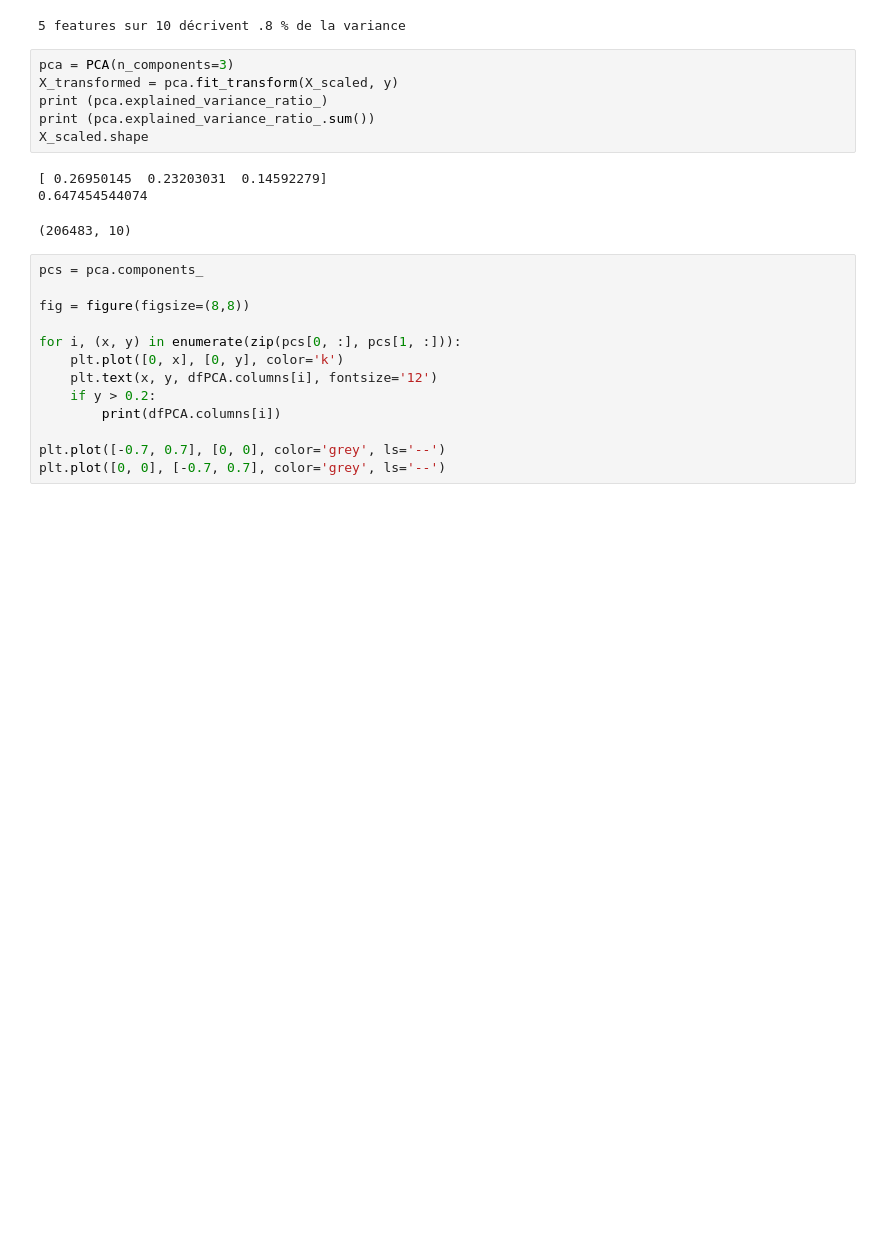
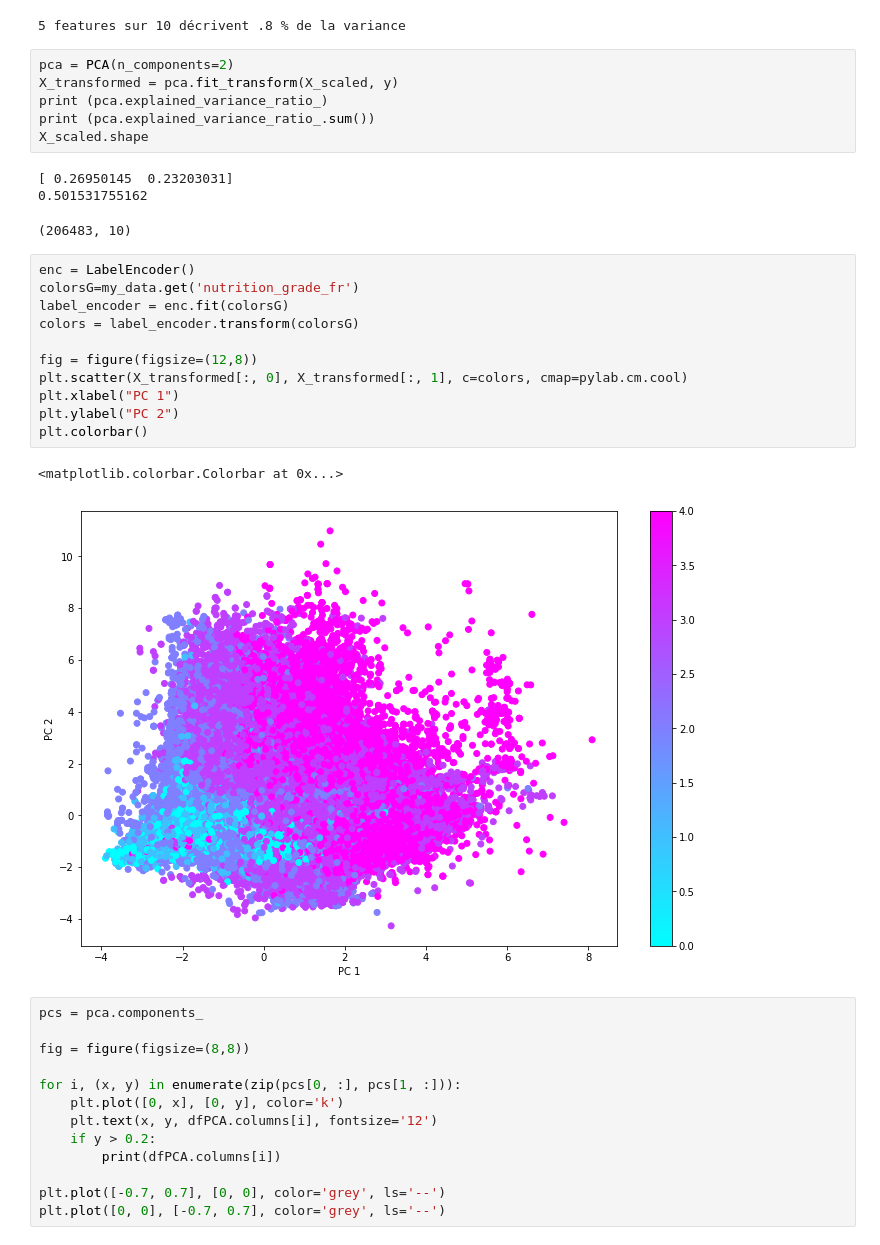
Before and after one commit to morganscao/Projet1, a Jupyter notebook: Projet1 - Exploration.ipynb, the cells around one changed output. Saved outputs shown, nothing was run; the diff lists cells and outputs as text; blank space fills up the shorter version.

```diff
--- a/Projet1 - Exploration.ipynb
+++ b/Projet1 - Exploration.ipynb
@@ -415,15 +415,29 @@ print (pcaDataFrame.shape[1], "features sur", X_scaled.shape[1], "décrivent", s
 # %% [output]
 5 features sur 10 décrivent .8 % de la variance
 # %%
-pca = PCA(n_components=3)
+pca = PCA(n_components=2)
 X_transformed = pca.fit_transform(X_scaled, y)
 print (pca.explained_variance_ratio_)
 print (pca.explained_variance_ratio_.sum())
 X_scaled.shape
 # %% [output]
-[ 0.26950145  0.23203031  0.14592279]
-0.647454544074
+[ 0.26950145  0.23203031]
+0.501531755162
 (206483, 10)
+# %%
+enc = LabelEncoder()
+colorsG=my_data.get('nutrition_grade_fr')
+label_encoder = enc.fit(colorsG)
+colors = label_encoder.transform(colorsG)
+
+fig = figure(figsize=(12,8))
+plt.scatter(X_transformed[:, 0], X_transformed[:, 1], c=colors, cmap=pylab.cm.cool)
+plt.xlabel("PC 1")
+plt.ylabel("PC 2")
+plt.colorbar()
+# %% [output]
+<matplotlib.colorbar.Colorbar at 0x...>
+[figure, added]
 # %%
 pcs = pca.components_
 
```
Also changed, not shown: parts of 2 cells of this notebook, 1 other file.
